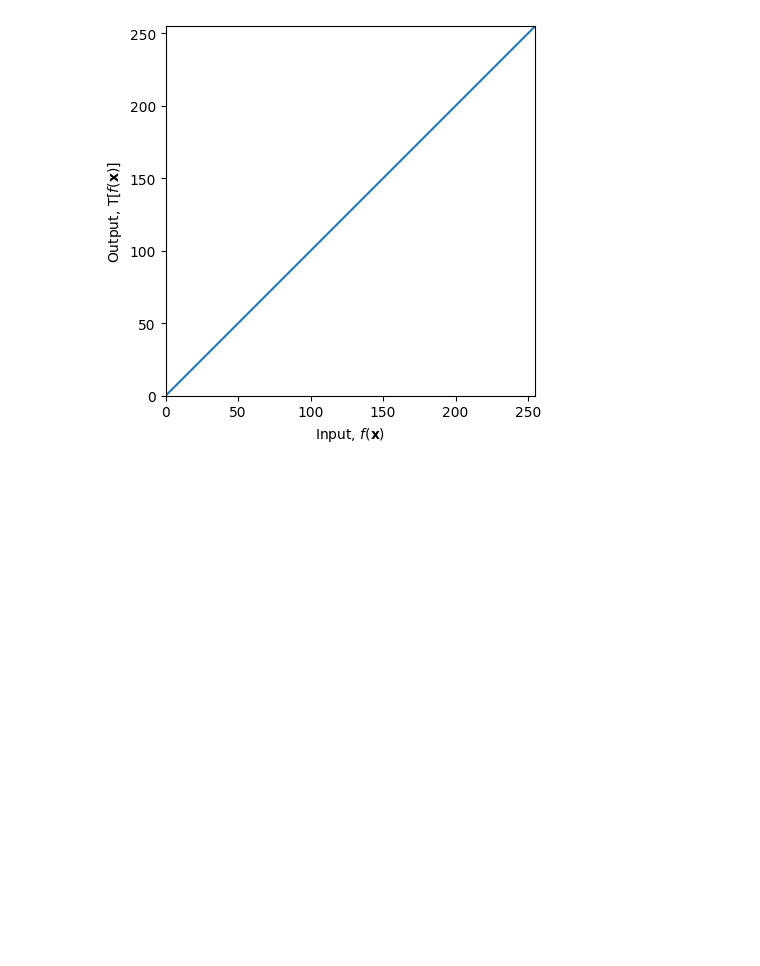
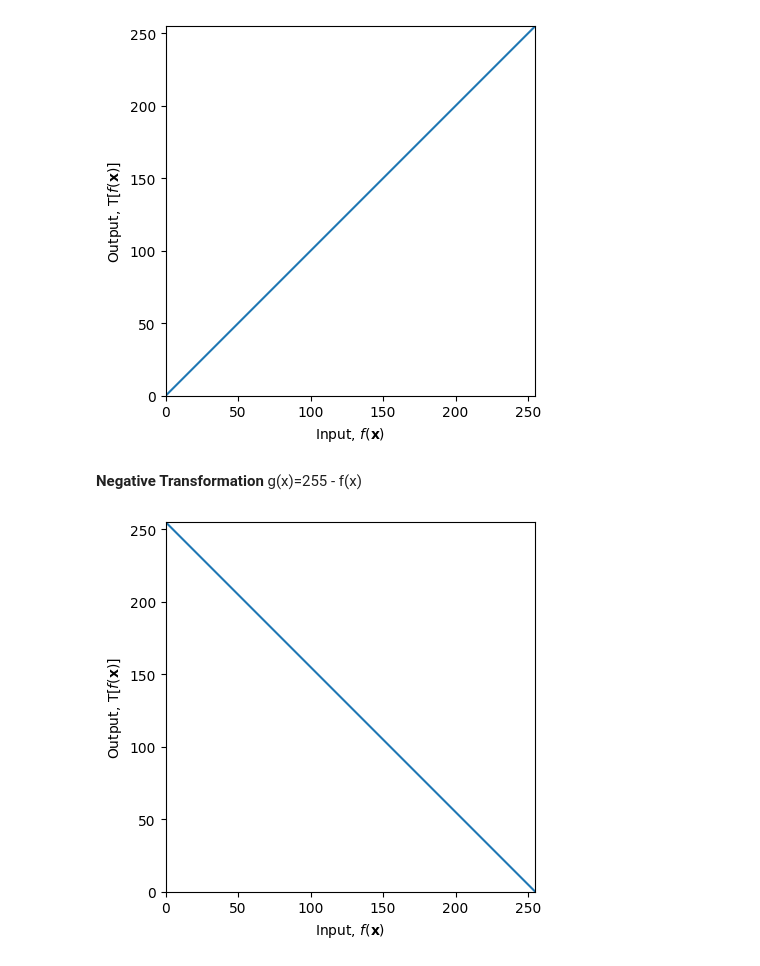
Before and after one commit to Abs-30/ImageProcessingAssignment, a Jupyter notebook: Test.ipynb, the cells around one changed output. Saved outputs shown, nothing was run; the diff lists cells and outputs as text; code cells hidden in the pictures; blank space fills up the shorter version.

Commit message:
testing Negative transformation

```diff
--- a/Test.ipynb
+++ b/Test.ipynb
@@ -31,3 +33,35 @@ cv.destroyAllWindows()
 # no transformations occur because the transform and the original image are the same thing
 # %% [output]
 [figure]
+# %% [markdown]
+**Negative Transformation**
+g(x)=255 - f(x)
+# %%
+import cv2 as cv
+import matplotlib.pyplot as plt
+import numpy as np
+
+im = cv.imread('images/jeniffer.jpg', cv.IMREAD_GRAYSCALE)
+assert im is not None
+
+#image transform formula
+t = np.arange(255, -1, -1).astype('uint8')        #start at 255, going until 0, => in steps of zero
+fig, ax = plt.subplots()
+ax.plot(t)
+ax.set_xlabel(r'Input, $f(\mathbf{x})$')
+ax.set_ylabel(r'Output, $\mathrm{T}[f(\mathbf{x})]$')
+ax.set_xlim(0,255)
+ax.set_ylim(0,255)
+ax.set_aspect('equal')
+plt.show()
+
+#showing image
+cv.namedWindow('Image', cv.WINDOW_NORMAL)
+cv.imshow('Image', im)
+cv.waitKey(0)
+image_transform = cv.LUT(im, t)
+cv.imshow('Image', image_transform)
+cv.waitKey(0)
+cv.destroyAllWindows()
+# %% [output]
+[figure, added]
```
Also changed, not shown: parts of 4 cells of this notebook.
